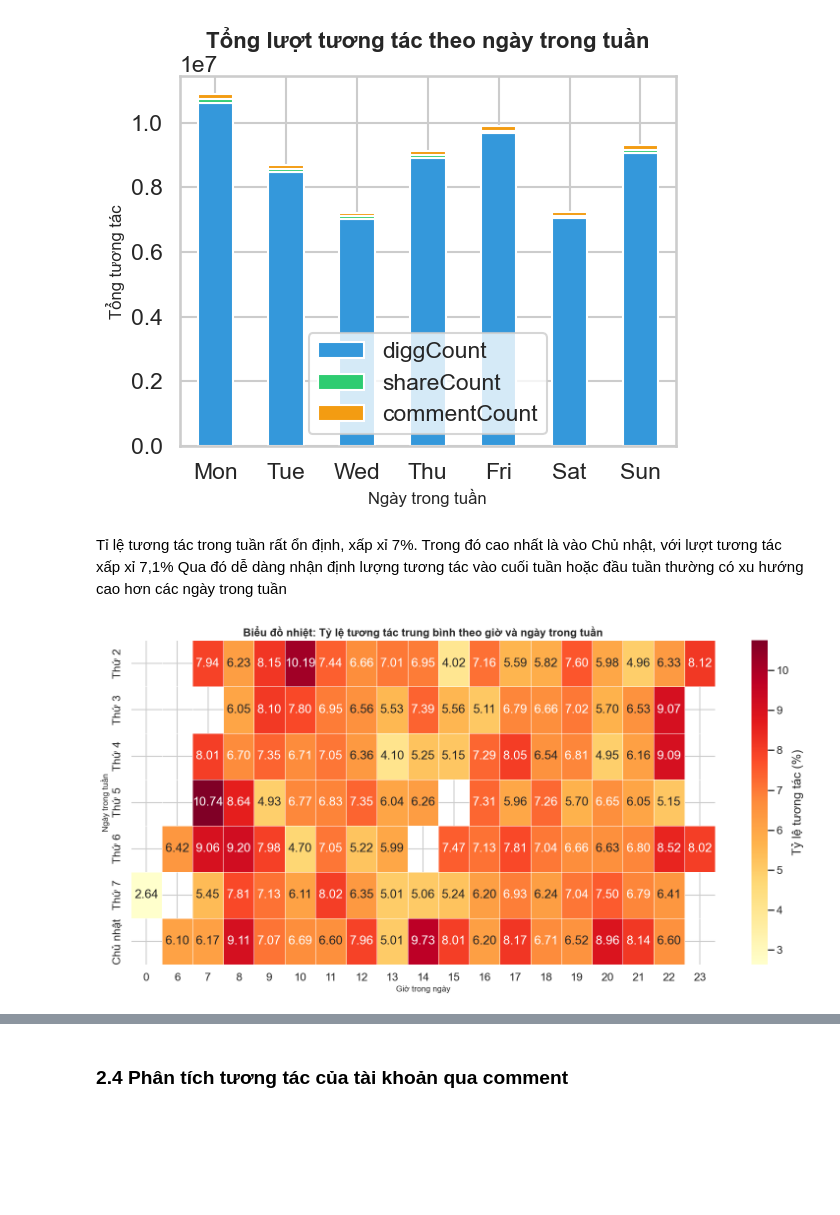
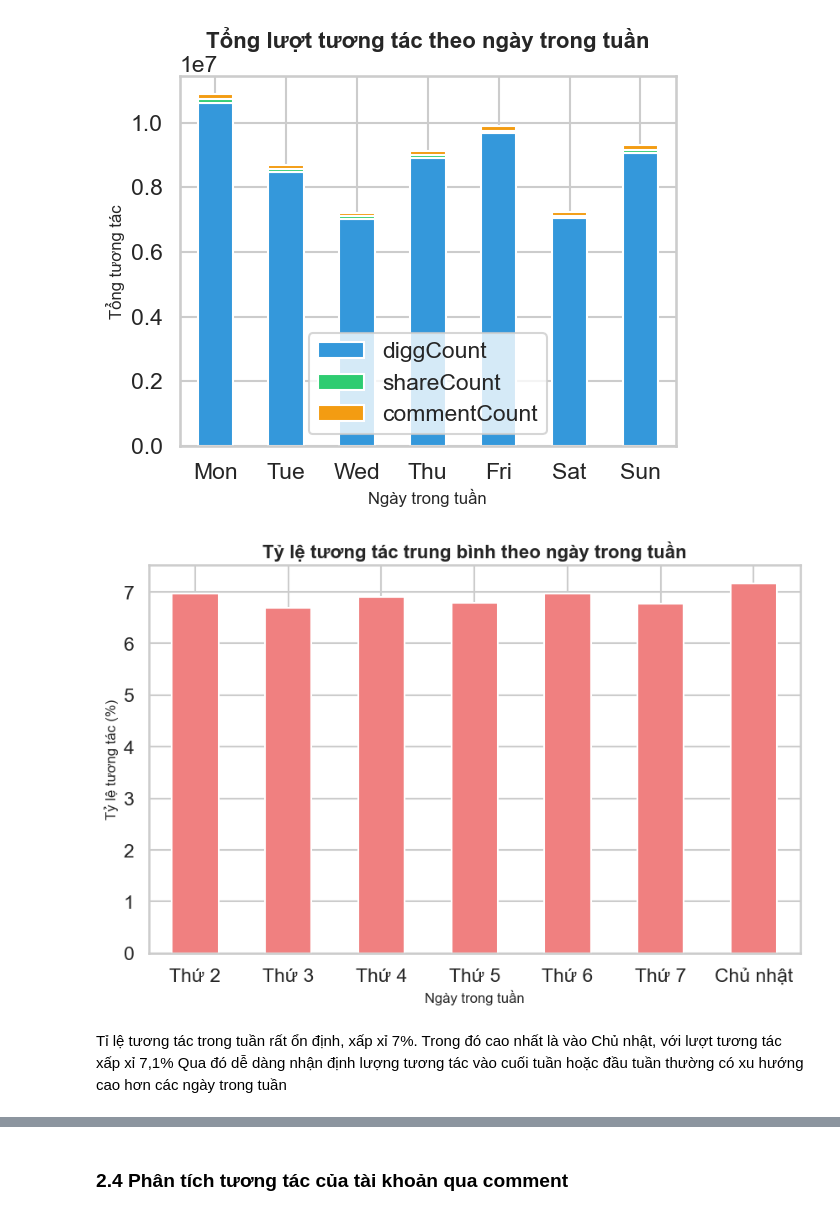
Before and after one commit to dattotien/Tiktok_profile, a Jupyter notebook: BTL.ipynb, the cells around one changed output, grey strips where cells are left out. Cells and saved outputs as stored; diff of their text form; code cells hidden in the pictures; blank space fills up the shorter version.

```diff
--- a/BTL.ipynb
+++ b/BTL.ipynb
@@ -1289,7 +1289,7 @@ plt.show()
 # %% [markdown]
 ### 2.3 So sánh tỉ lệ tương tác của các ngày trong tuần
 # %%
-reaction_by_week = read_df[['collectCount', 'commentCount', 'diggCount', 'shareCount', 'playCount', 'createTimeISO','hour']].copy()
+reaction_by_week = read_df[['collectCount', 'commentCount', 'diggCount', 'shareCount', 'playCount', 'createTimeISO']].copy()
 reaction_by_week['rate of reaction'] = (reaction_by_week['diggCount'] + reaction_by_week['shareCount'] + reaction_by_week['commentCount'])/(reaction_by_week['playCount'])*100
 reaction_by_week['day of week'] = reaction_by_week['createTimeISO'].dt.day_of_week
 # %%
@@ -1311,32 +1311,17 @@ plt.show()
 # %% [output]
 <Figure size 1500x600 with 0 Axes>
 [figure]
+# %%
+average_rate_by_week = reaction_by_week.groupby('day of week')['rate of reaction'].mean()
+
+plt.figure(figsize=(10, 6)), average_rate_by_week.plot(kind='bar', color='#f08080')
+plt.title('Tỷ lệ tương tác trung bình theo ngày trong tuần', fontsize=16, fontweight='bold')
+plt.xlabel('Ngày trong tuần', fontsize=12)
+plt.ylabel('Tỷ lệ tương tác (%)', fontsize=12)
+plt.xticks(ticks=range(7), labels=['Thứ 2', 'Thứ 3', 'Thứ 4', 'Thứ 5', 'Thứ 6', 'Thứ 7', 'Chủ nhật'], rotation=0)
+plt.show()
+# %% [output]
+[figure, added]
 # %% [markdown]
 Tỉ lệ tương tác trong tuần rất ổn định, xấp xỉ 7%. Trong đó cao nhất là vào Chủ nhật, với lượt tương tác xấp xỉ 7,1%
 Qua đó dễ dàng nhận định lượng tương tác vào cuối tuần hoặc đầu tuần thường có xu hướng cao hơn các ngày trong tuần
-# %%
-
-average_rate_by_day_hour = reaction_by_week.groupby(['day of week', 'hour'])['rate of reaction'].mean().unstack()
-
-# Đặt nhãn cho các ngày trong tuần
-day_labels = ['Thứ 2', 'Thứ 3', 'Thứ 4', 'Thứ 5', 'Thứ 6', 'Thứ 7', 'Chủ nhật']
-average_rate_by_day_hour.index = day_labels
-
-# Vẽ biểu đồ nhiệt
-plt.figure(figsize=(16, 8))
-sns.heatmap(
-    average_rate_by_day_hour,
-    annot=True,
-    fmt=".2f",
-    cmap="YlOrRd",
-    linewidths=0.5,
-    cbar_kws={'label': 'Tỷ lệ tương tác (%)'} )
-
-# Tiêu đề và nhãn
-plt.title('Biểu đồ nhiệt: Tỷ lệ tương tác trung bình theo giờ và ngày trong tuần', fontsize=16, fontweight='bold')
-plt.xlabel('Giờ trong ngày', fontsize=12)
-plt.ylabel('Ngày trong tuần', fontsize=12)
-plt.tight_layout()
-plt.show()
-# %% [output]
-[figure, removed]
```
Also changed, not shown: parts of 1 cell of this notebook.
